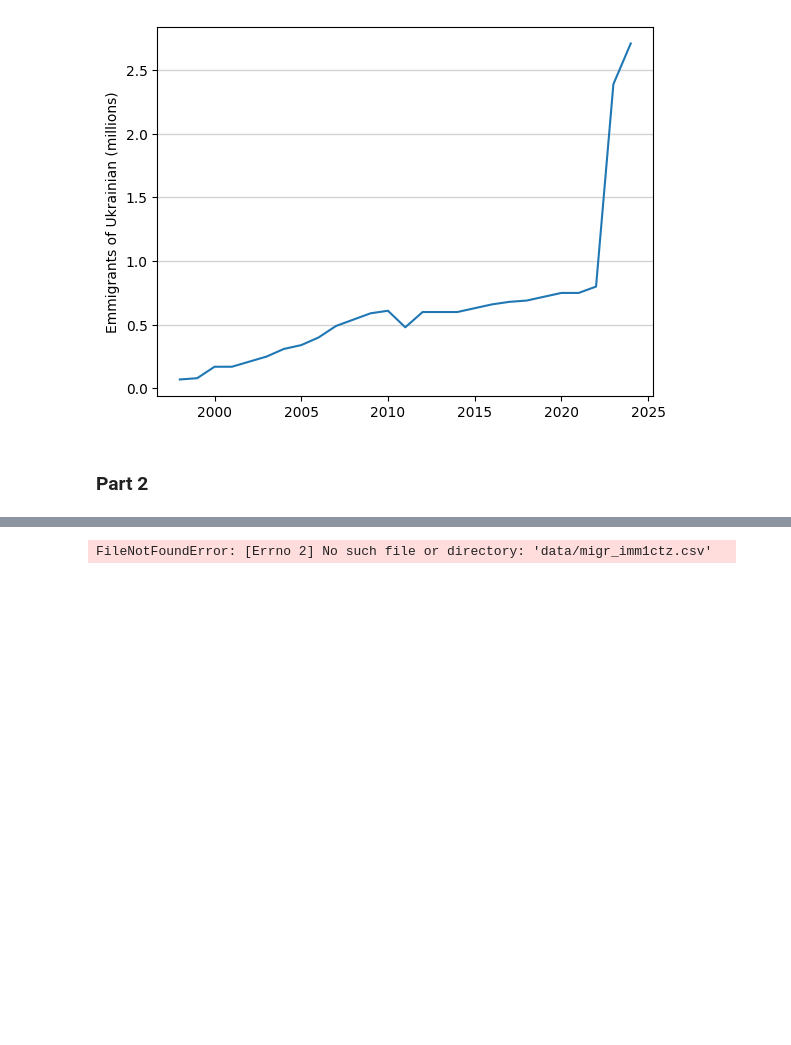
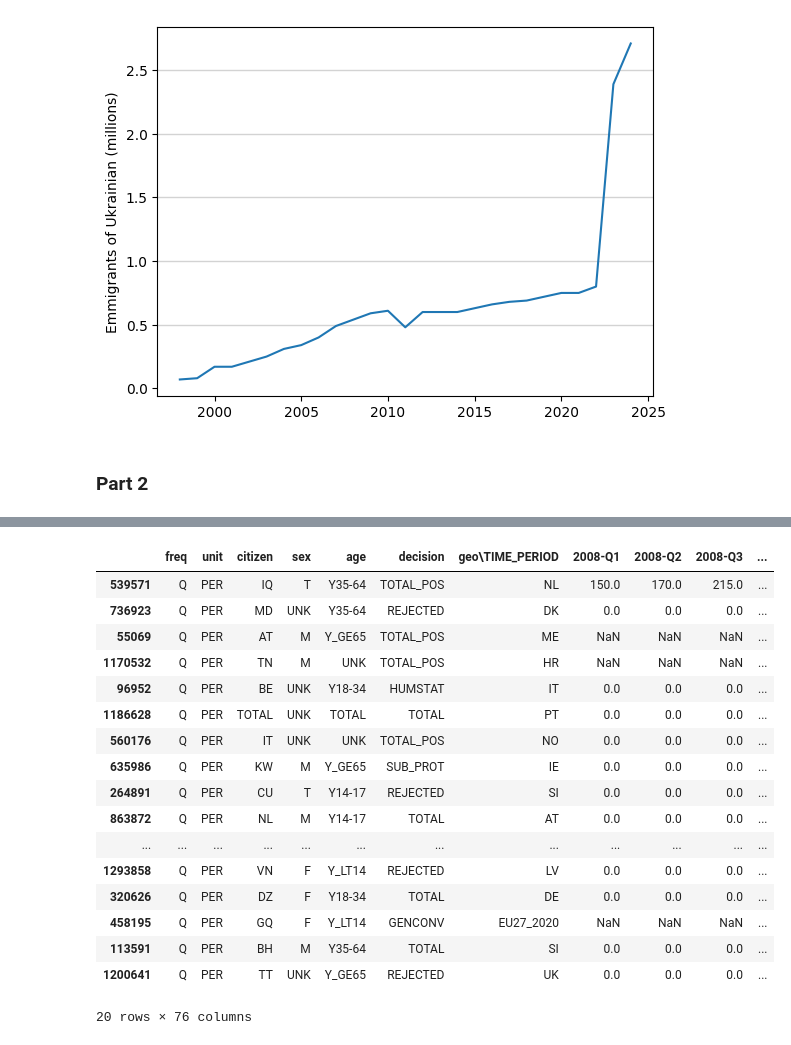
Before and after one commit to loveBeatles/datavis_project, a Jupyter notebook: group_project.ipynb, the cells around one changed output, grey strips where cells are left out. Drawn from its saved outputs; the diff is of its cells as text; code cells hidden in the pictures; blank space fills up the shorter version.

```diff
--- a/group_project.ipynb
+++ b/group_project.ipynb
@@ -920,11 +947,28 @@ plt.show()
+# %%
+display(asylum_eurostat.sample(20))
+# %% [output]
+|  | freq | unit | citizen | sex | age | decision | geo\TIME_PERIOD | 2008-Q1 | 2008-Q2 | 2008-Q3 | ... |
+| 539571 | Q | PER | IQ | T | Y35-64 | TOTAL_POS | NL | 150.0 | 170.0 | 215.0 | ... |
+| 736923 | Q | PER | MD | UNK | Y35-64 | REJECTED | DK | 0.0 | 0.0 | 0.0 | ... |
+| 55069 | Q | PER | AT | M | Y_GE65 | TOTAL_POS | ME | NaN | NaN | NaN | ... |
+| 1170532 | Q | PER | TN | M | UNK | TOTAL_POS | HR | NaN | NaN | NaN | ... |
+| 96952 | Q | PER | BE | UNK | Y18-34 | HUMSTAT | IT | 0.0 | 0.0 | 0.0 | ... |
+| 1186628 | Q | PER | TOTAL | UNK | TOTAL | TOTAL | PT | 0.0 | 0.0 | 0.0 | ... |
+| 560176 | Q | PER | IT | UNK | UNK | TOTAL_POS | NO | 0.0 | 0.0 | 0.0 | ... |
+| 635986 | Q | PER | KW | M | Y_GE65 | SUB_PROT | IE | 0.0 | 0.0 | 0.0 | ... |
+| 264891 | Q | PER | CU | T | Y14-17 | REJECTED | SI | 0.0 | 0.0 | 0.0 | ... |
+| 863872 | Q | PER | NL | M | Y14-17 | TOTAL | AT | 0.0 | 0.0 | 0.0 | ... |
+| ... | ... | ... | ... | ... | ... | ... | ... | ... | ... | ... | ... |
+| 1293858 | Q | PER | VN | F | Y_LT14 | REJECTED | LV | 0.0 | 0.0 | 0.0 | ... |
+| 320626 | Q | PER | DZ | F | Y18-34 | TOTAL | DE | 0.0 | 0.0 | 0.0 | ... |
+| 458195 | Q | PER | GQ | F | Y_LT14 | GENCONV | EU27_2020 | NaN | NaN | NaN | ... |
+| 113591 | Q | PER | BH | M | Y35-64 | TOTAL | SI | 0.0 | 0.0 | 0.0 | ... |
+| 1200641 | Q | PER | TT | UNK | Y_GE65 | REJECTED | UK | 0.0 | 0.0 | 0.0 | ... |
+20 rows × 76 columns
 # %%
-### --- DATA LOADING --- ###
-def load_migration_data(filename):
-    """Load and clean Eurostat migration data"""
-
-    # Read CSV file
-    df = pd.read_csv(filename)
-
+### --- DATA CLEANING --- ###
+def clean_migration_data(df):
+    """Cleaning Eurostat migration data"""
     # Clean column names
     df = df.rename(columns={'geo\\TIME_PERIOD': 'country'})
 
@@ -953,12 +997,6 @@ def load_migration_data(filename):
     )
 
     return long_df
-
-# Load both datasets
-immigration = load_migration_data('data/migr_imm1ctz.csv')
-emigration = load_migration_data('data/migr_emi1ctz.csv')
-# %% [output]
-FileNotFoundError: [Errno 2] No such file or directory: 'data/migr_imm1ctz.csv'
 # %%
 ### --- DATA MERGE --- ###
 migration_data = pd.merge(
```
Also changed, not shown: parts of 8 cells of this notebook, 2 other files.
